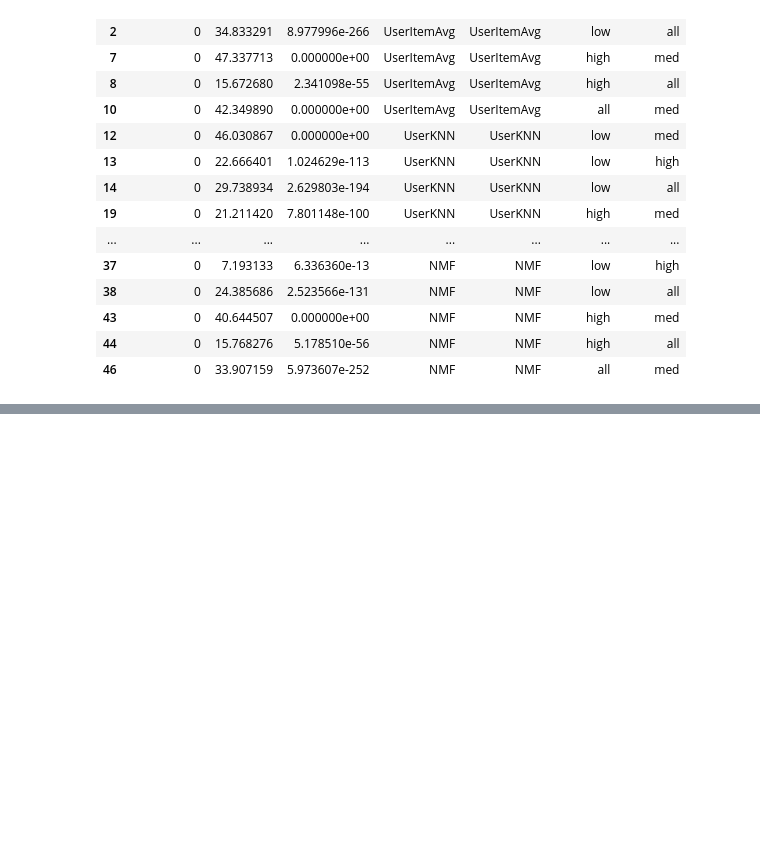
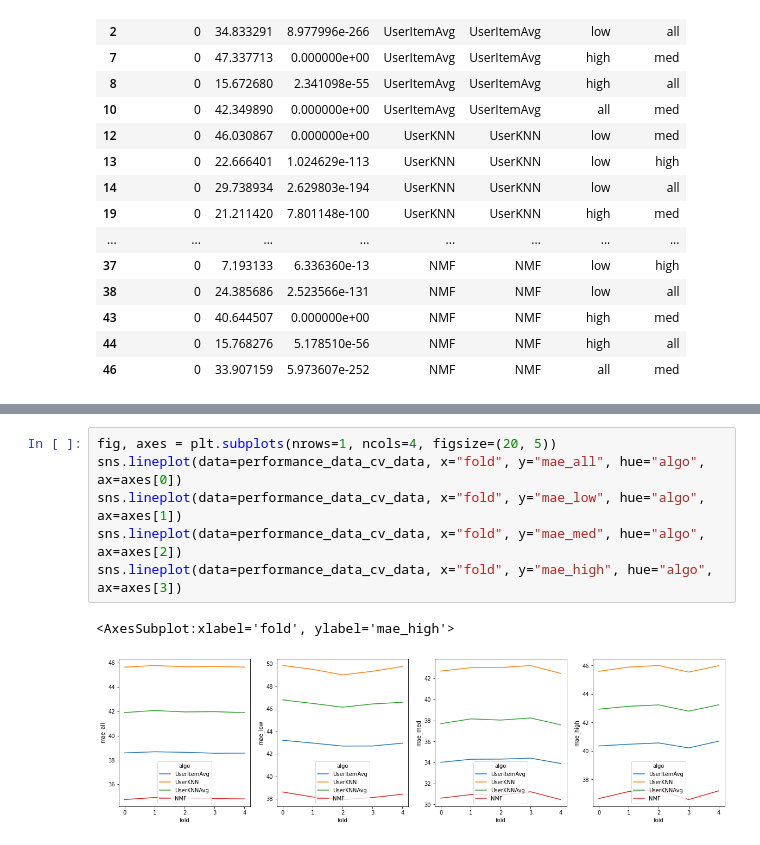
Before and after one commit to CaRniFeXeR/TUW_ExpDesignWS2021, a Jupyter notebook: significance_testing.ipynb, the cells around one changed output, grey strips where cells are left out. Cells and saved outputs as stored; diff of their text form; blank space fills up the shorter version.

```diff
--- a/significance_testing.ipynb
+++ b/significance_testing.ipynb
@@ -489,0 +722,9 @@ two_sample_ttest_data_cv[two_sample_ttest_data_cv['t_stat'] >= 0].head(100)
+# %%
+fig, axes = plt.subplots(nrows=1, ncols=4, figsize=(20, 5))
+sns.lineplot(data=performance_data_cv_data, x="fold", y="mae_all", hue="algo", ax=axes[0])
+sns.lineplot(data=performance_data_cv_data, x="fold", y="mae_low", hue="algo", ax=axes[1])
+sns.lineplot(data=performance_data_cv_data, x="fold", y="mae_med", hue="algo", ax=axes[2])
+sns.lineplot(data=performance_data_cv_data, x="fold", y="mae_high", hue="algo", ax=axes[3])
+# %% [output]
+<AxesSubplot:xlabel='fold', ylabel='mae_high'>
+[figure, added]
```
Also changed, not shown: parts of 30 cells of this notebook, 2 other files.
